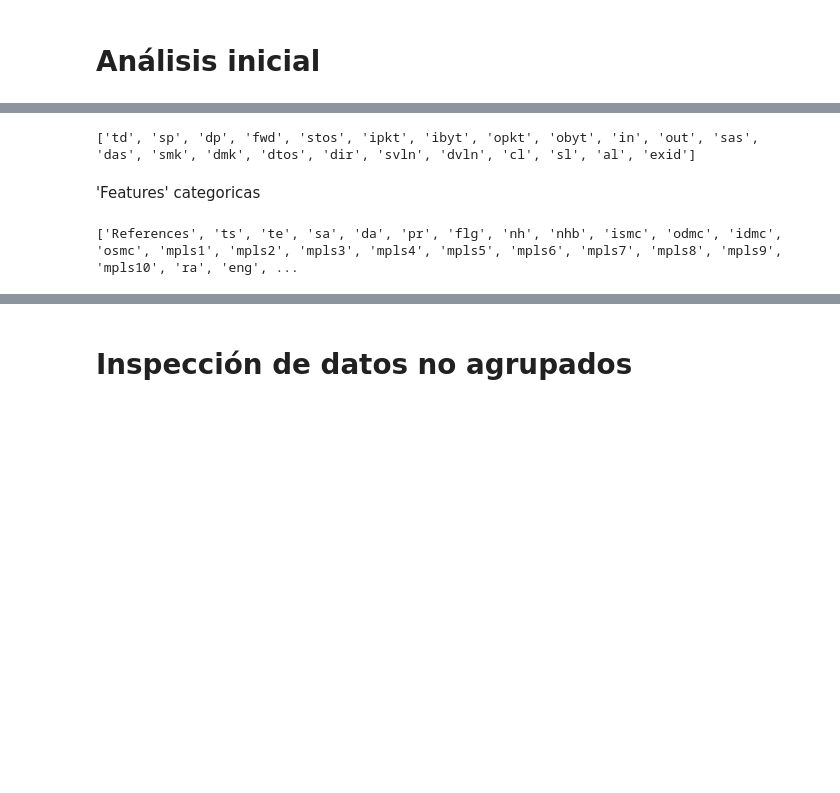
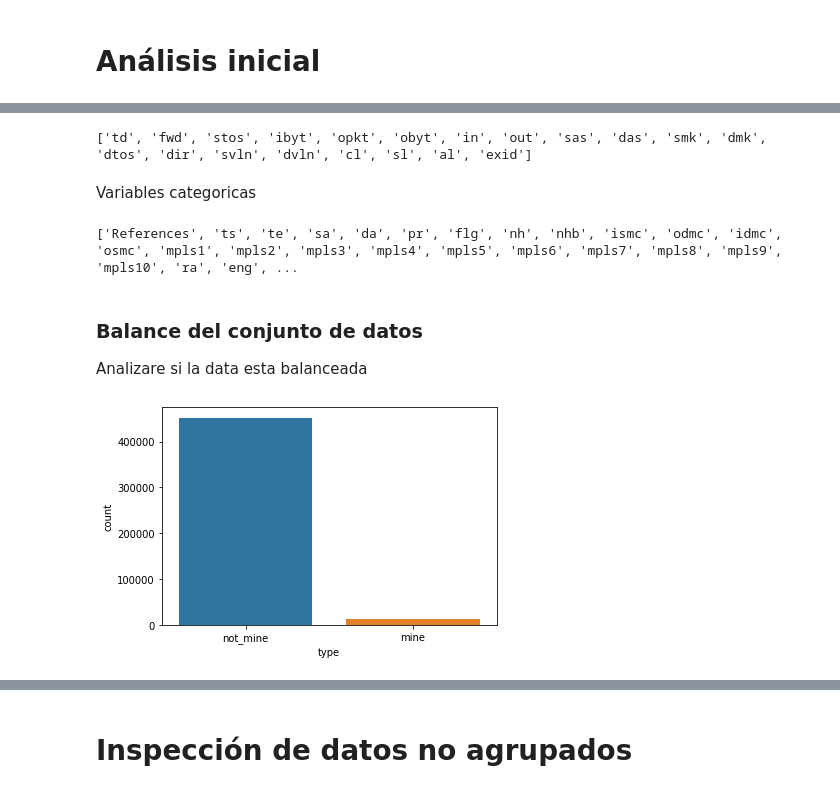
Before and after one commit to Kaiziferr/-Miner_Detector, a Jupyter notebook: PDG/1. Analysis_Univariado_Netflow.ipynb, the cells around one changed output, grey strips where cells are left out. Cells and saved outputs as stored; diff of their text form; code cells hidden in the pictures; blank space fills up the shorter version.

```diff
--- a/PDG/1. Analysis_Univariado_Netflow.ipynb
+++ b/PDG/1. Analysis_Univariado_Netflow.ipynb
@@ -166,0 +260,3 @@ Columnas con valores nulos:
+# %%
+data = data.dropna()
+print(f'conjunto de datos nuevo, tiene {len(data)} registros')
@@ -185,10 +312,17 @@ data_numeric_int
 # %%
 print(data_numeric_float)
 # %% [output]
-['td', 'sp', 'dp', 'fwd', 'stos', 'ipkt', 'ibyt', 'opkt', 'obyt', 'in', 'out', 'sas', 'das', 'smk', 'dmk', 'dtos', 'dir', 'svln', 'dvln', 'cl', 'sl', 'al', 'exid']
+['td', 'fwd', 'stos', 'ibyt', 'opkt', 'obyt', 'in', 'out', 'sas', 'das', 'smk', 'dmk', 'dtos', 'dir', 'svln', 'dvln', 'cl', 'sl', 'al', 'exid']
-# %% [markdown]
-'Features' categoricas
+# %% [markdown]
+Variables categoricas
 # %%
 print(data_object)
 # %% [output]
 ['References', 'ts', 'te', 'sa', 'da', 'pr', 'flg', 'nh', 'nhb', 'ismc', 'odmc', 'idmc', 'osmc', 'mpls1', 'mpls2', 'mpls3', 'mpls4', 'mpls5', 'mpls6', 'mpls7', 'mpls8', 'mpls9', 'mpls10', 'ra', 'eng', ...
+# %% [markdown]
+### Balance del conjunto de datos
+Analizare si la data esta balanceada
+# %%
+ax = sns.countplot(x='type', data=data)
+# %% [output]
+[figure, added]
```
Also changed, not shown: parts of 64 cells of this notebook, 5 other files.
